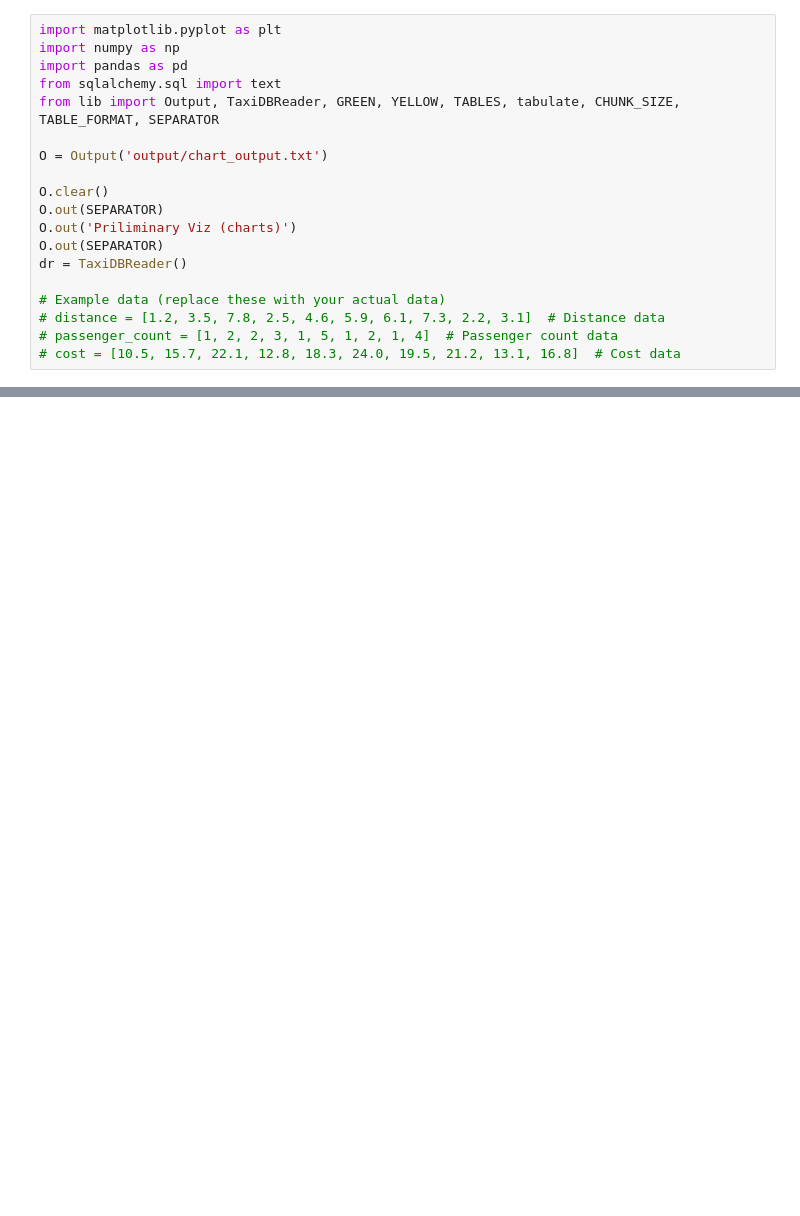
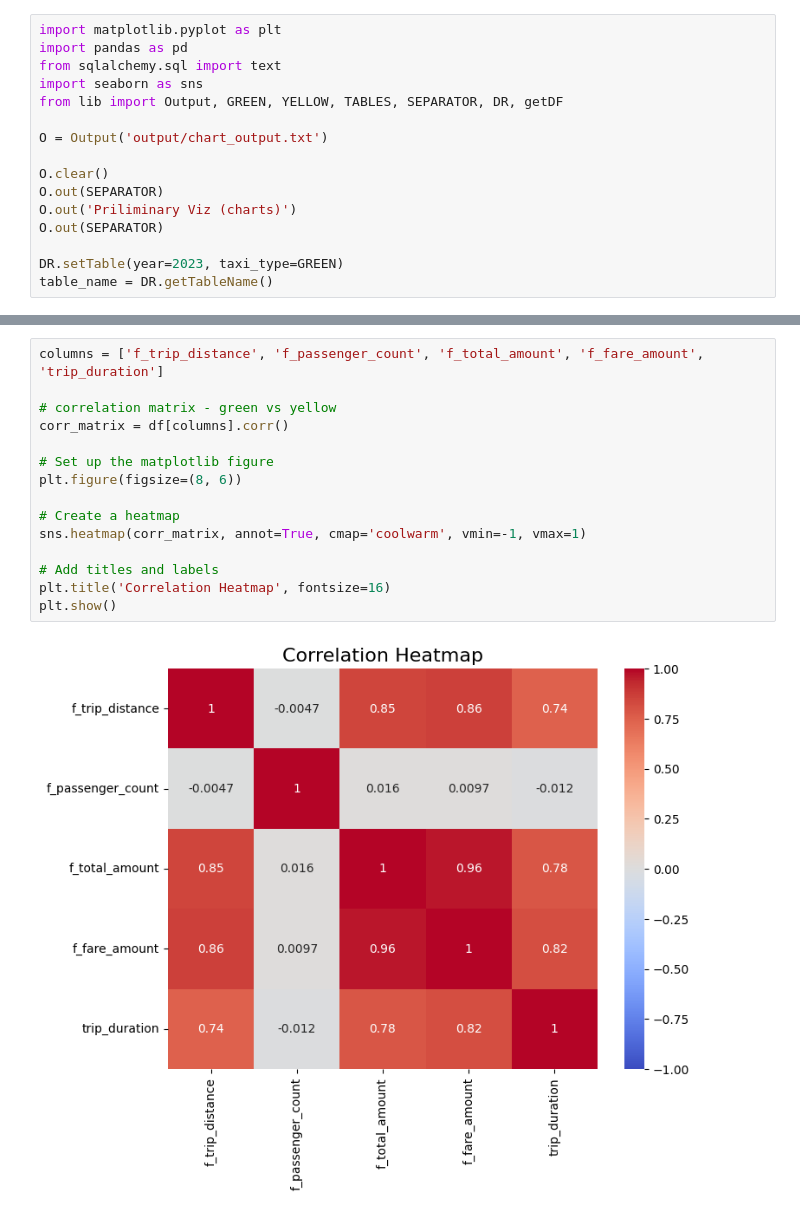
Before and after one commit to IshMakwana/DSCapstone, a Jupyter notebook: eda_charts.ipynb, the cells around one changed output, grey strips where cells are left out. Drawn from its saved outputs; the diff is of its cells as text; blank space fills up the shorter version.

```diff
--- a/eda_charts.ipynb
+++ b/eda_charts.ipynb
@@ -1,9 +1,9 @@
 # %%
 import matplotlib.pyplot as plt
-import numpy as np
 import pandas as pd
 from sqlalchemy.sql import text
-from lib import Output, TaxiDBReader, GREEN, YELLOW, TABLES, tabulate, CHUNK_SIZE, TABLE_FORMAT, SEPARATOR
+import seaborn as sns
+from lib import Output, GREEN, YELLOW, TABLES, SEPARATOR, DR, getDF
 
 O = Output('output/chart_output.txt')
 
@@ -11,9 +11,6 @@ O.clear()
 O.out(SEPARATOR)
 O.out('Priliminary Viz (charts)')
 O.out(SEPARATOR)
-dr = TaxiDBReader()
 
-# Example data (replace these with your actual data)
-# distance = [1.2, 3.5, 7.8, 2.5, 4.6, 5.9, 6.1, 7.3, 2.2, 3.1]  # Distance data
-# passenger_count = [1, 2, 2, 3, 1, 5, 1, 2, 1, 4]  # Passenger count data
-# cost = [10.5, 15.7, 22.1, 12.8, 18.3, 24.0, 19.5, 21.2, 13.1, 16.8]  # Cost data
+DR.setTable(year=2023, taxi_type=GREEN)
+table_name = DR.getTableName()
@@ -88,0 +99,17 @@ for i, c in enumerate(columns):
+# %%
+columns = ['f_trip_distance', 'f_passenger_count', 'f_total_amount', 'f_fare_amount', 'trip_duration']
+
+# correlation matrix - green vs yellow
+corr_matrix = df[columns].corr()
+
+# Set up the matplotlib figure
+plt.figure(figsize=(8, 6))
+
+# Create a heatmap
+sns.heatmap(corr_matrix, annot=True, cmap='coolwarm', vmin=-1, vmax=1)
+
+# Add titles and labels
+plt.title('Correlation Heatmap', fontsize=16)
+plt.show()
+# %% [output]
+[figure, added]
```
Also changed, not shown: parts of 9 cells of this notebook, 1 other file.
